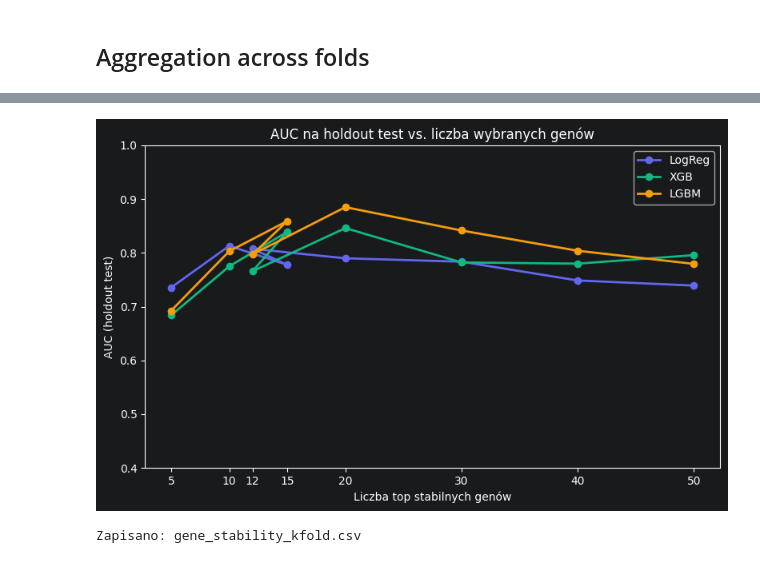
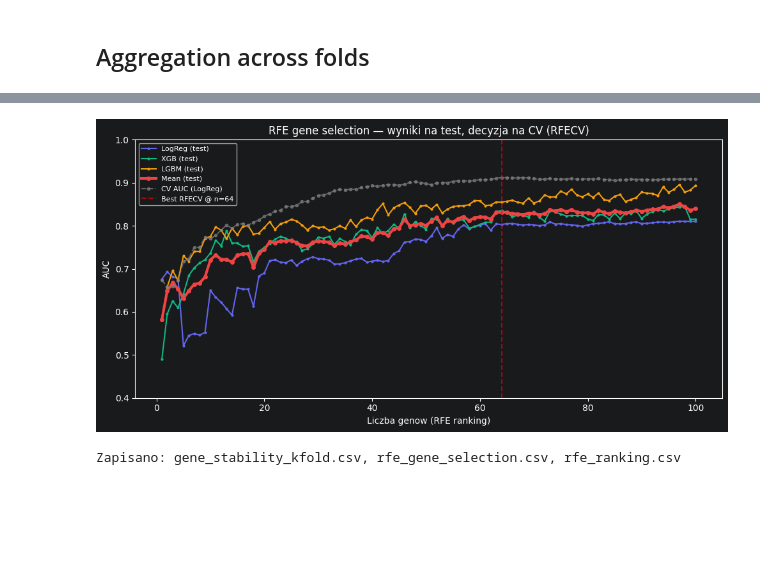
Before and after one commit to kasiaOsowska/pancreatic_canacer_dataset_analysis, a Jupyter notebook: 3_kfold_gene_stability.ipynb, the cells around one changed output, grey strips where cells are left out. Drawn from its saved outputs; the diff is of its cells as text; code cells hidden in the pictures; blank space fills up the shorter version.

```diff
--- a/3_kfold_gene_stability.ipynb
+++ b/3_kfold_gene_stability.ipynb
@@ -38,10 +38,11 @@ ds = load_dataset(data_path, meta_path, label_col="Group")
 N_SPLITS            = 10
 TOP_K               = 100    # top-K genów per fold liczonych do fold_count
 TEST_SIZE           = 0.2    # holdout test
-ANOVA_PERCENTILE    = 50
-MEAN_PERCENTILE     = 10
-WITHIN_GROUP_VAR_P  = 70
+ANOVA_PERCENTILE    = 5
+MEAN_PERCENTILE     = 5
+WITHIN_GROUP_VAR_P  = 95
 ANOVA_FDR_THRESHOLD = 0.1
+ANOVA_FDR_THRESHOLD = 0.1
 # %% [output]
 [INFO] skipped 1973 probs due to missing metadata
 Dropping inconsistent sample:
@@ -102,6 +103,9 @@ K-Fold splits within train set: 10
 # %% [markdown]
 ## Main loop — train + SHAP per fold
 # %%
+from utilz.preprocessing_utilz import CovariatesResidualTransformer
+
+
 def build_pipeline():
     return Pipeline([
         ('ConstantExpressionReductor', ConstantExpressionReductor()),
@@ -109,8 +113,8 @@ def build_pipeline():
         ('AnovaReductor',              AnovaReductor(percentile=ANOVA_PERCENTILE)),
         ('WithinGroupVarianceReductor',WithinGroupVarianceReductor(WITHIN_GROUP_VAR_P)),
         ('MeanExpressionReductor',     MeanExpressionReductor(percentile=MEAN_PERCENTILE)),
-        ('AgeBiasReductor',            CovariatesBiasReductor(covariate=ds.age)),
-        ('SexBiasReductor',            CovariatesBiasReductor(covariate=sex_numeric)),
+        ('AgeBiasReductor',            CovariatesResidualTransformer(covariate=ds.age)),
+        ('SexBiasReductor',            CovariatesResidualTransformer(covariate=ds.age, labels=y_encoded)),
         ('scaler',                     StandardScaler()),
     ])
 
@@ -141,7 +145,7 @@ for fold_idx, (tr_idx, va_idx) in enumerate(folds):
 
     scale_pos_weight = Counter(y_tr)[0] / Counter(y_tr)[1]
     logreg = LogisticRegression(solver='saga', max_iter=15000, class_weight='balanced',
-                                fit_intercept=True, l1_ratio=0.2)
+                                fit_intercept=True, l1_ratio=0.2, random_state=2137)
     xgb    = XGBClassifier(scale_pos_weight=scale_pos_weight, n_estimators=500,
                            random_state=2137, verbosity=0)
     lgbm   = LGBMClassifier(n_estimators=200, learning_rate=0.05,
@@ -383,26 +476,38 @@ Wyniki walidacji na holdout test (n=116):
 # %%
-# wykres AUC vs top-N
-fig, ax = plt.subplots(figsize=(8, 5))
-x = val_df.index
+# wykres: test AUC vs liczba genow (RFE ranking, decyzja na CV)
+fig, ax = plt.subplots(figsize=(10, 5))
+x = greedy_df['n_genes']
+
 for col, label, color in [
-    ('auc_logreg', 'LogReg', '#6366f1'),
-    ('auc_xgb',   'XGB',    '#10b981'),
-    ('auc_lgbm',  'LGBM',   '#f59e0b'),
+    ('test_logreg',   'LogReg (test)', '#6366f1'),
+    ('test_xgb',      'XGB (test)',    '#10b981'),
+    ('test_lgbm',     'LGBM (test)',   '#f59e0b'),
+    ('test_mean_auc', 'Mean (test)',   '#ef4444'),
 ]:
-    ax.plot(x, val_df[col], marker='o', label=label, color=color, linewidth=2)
+    lw = 3 if 'mean' in col else 1.5
+    ms = 'o' if 'mean' in col else '.'
+    ax.plot(x, greedy_df[col], marker=ms, label=label, color=color, linewidth=lw, markersize=4)
 
-ax.set_xlabel('Liczba top stabilnych genów')
-ax.set_ylabel('AUC (holdout test)')
-ax.set_title('AUC na holdout test vs. liczba wybranych genów')
-ax.legend()
-ax.set_xticks(x)
+# CV AUC (LogReg z RFECV) jako druga krzywa
+ax.plot(x, greedy_df['cv_mean_auc'], marker='.', label='CV AUC (LogReg)',
+        color='gray', linewidth=1.5, linestyle='--', alpha=0.7)
+
+# pionowa linia = optimum wg RFECV
+ax.axvline(best_n, ls='--', color='red', alpha=0.6,
+           label=f"Best RFECV @ n={best_n}")
+
+ax.set_xlabel('Liczba genow (RFE ranking)')
+ax.set_ylabel('AUC')
+ax.set_title('RFE gene selection — wyniki na test, decyzja na CV (RFECV)')
+ax.legend(fontsize=8)
 ax.set_ylim(0.4, 1.0)
 plt.tight_layout()
 plt.show()
 
-# zapis
 stability_df.to_csv('gene_stability_kfold.csv', index=True)
-print("Zapisano: gene_stability_kfold.csv")
+greedy_df.to_csv('rfe_gene_selection.csv', index=False)
+rfe_ranking.to_csv('rfe_ranking.csv', index=False)
+print("Zapisano: gene_stability_kfold.csv, rfe_gene_selection.csv, rfe_ranking.csv")
 # %% [output]
-[figure, old version]
+[figure, new version]
-Zapisano: gene_stability_kfold.csv
+Zapisano: gene_stability_kfold.csv, rfe_gene_selection.csv, rfe_ranking.csv
```
Also changed, not shown: parts of 7 cells of this notebook, 8 other files.
